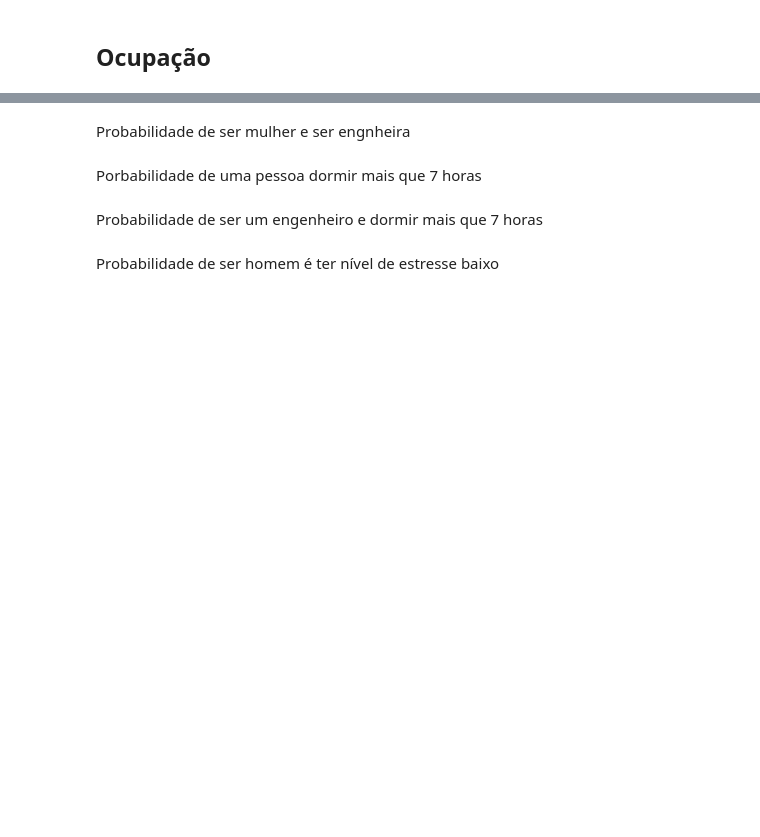
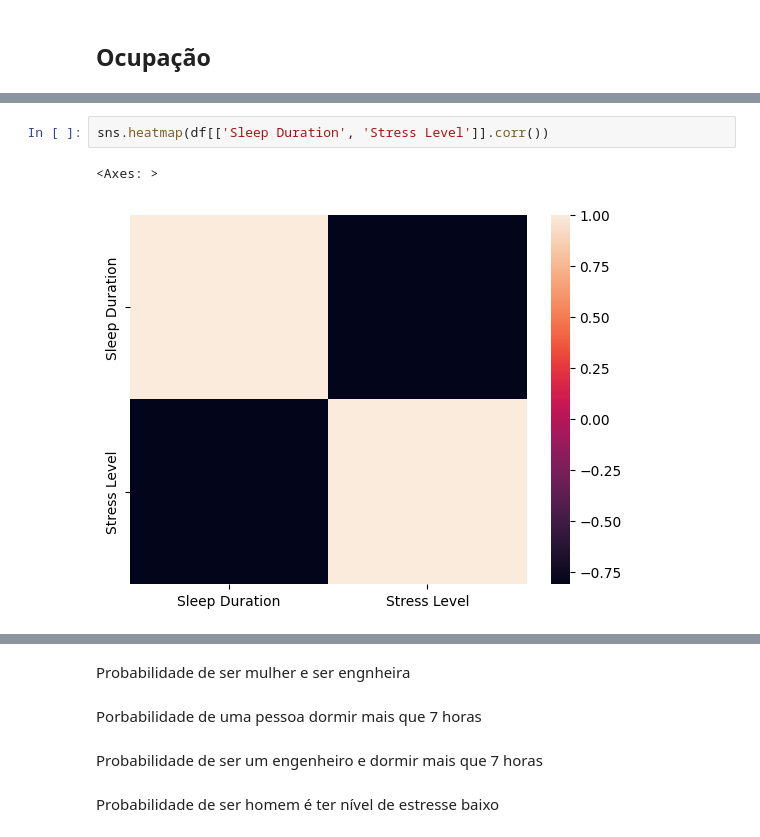
Before and after one commit to carolinarutililima/Projeto_Final_Estatistica, a Jupyter notebook: code.ipynb, the cells around one changed output, grey strips where cells are left out. Cells and saved outputs as stored; diff of their text form; blank space fills up the shorter version.

```diff
--- a/code.ipynb
+++ b/code.ipynb
@@ -45,0 +177,5 @@ Desvio Padrão populacional: 0.7945923066929989
+# %%
+sns.heatmap(df[['Sleep Duration', 'Stress Level']].corr())
+# %% [output]
+<Axes: >
+[figure, added]
```
Also changed, not shown: parts of 27 cells of this notebook.
